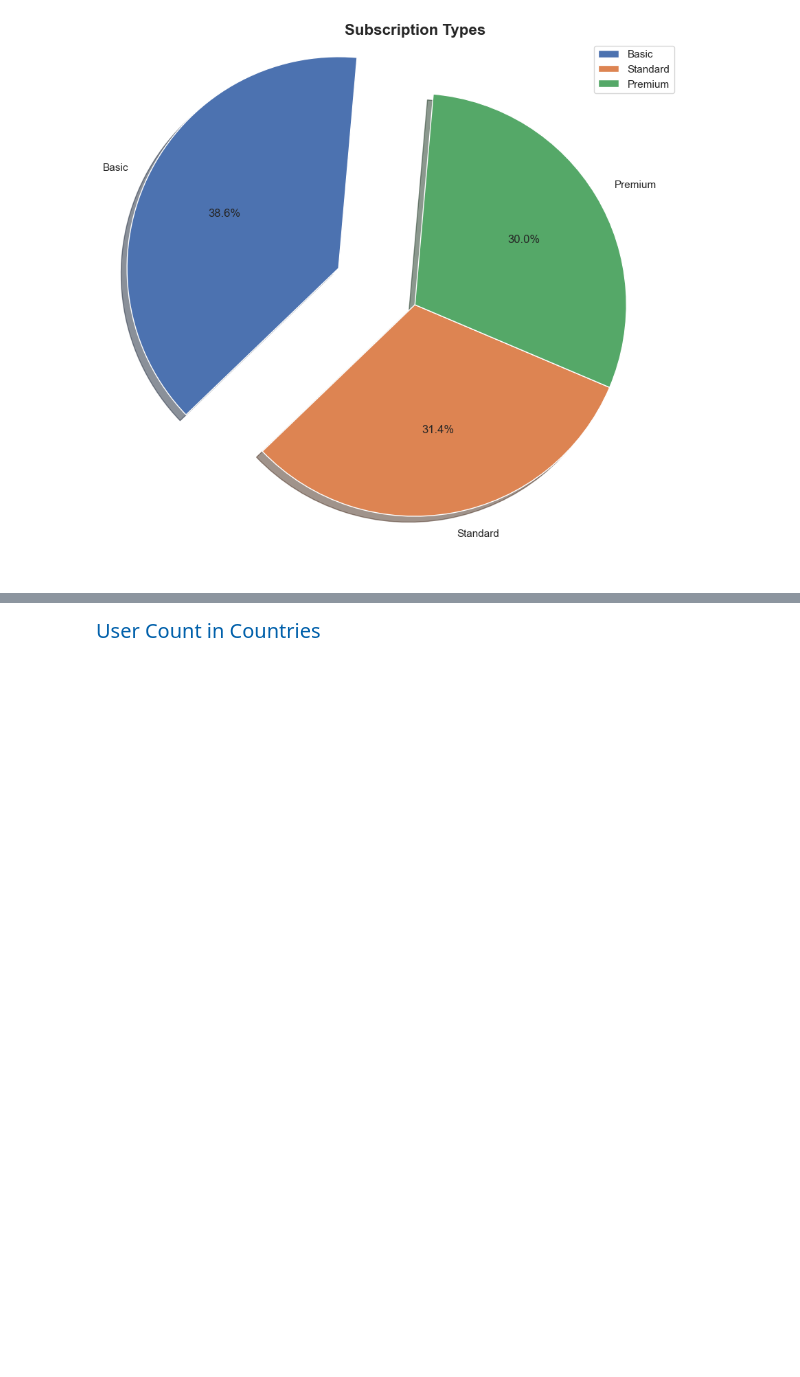
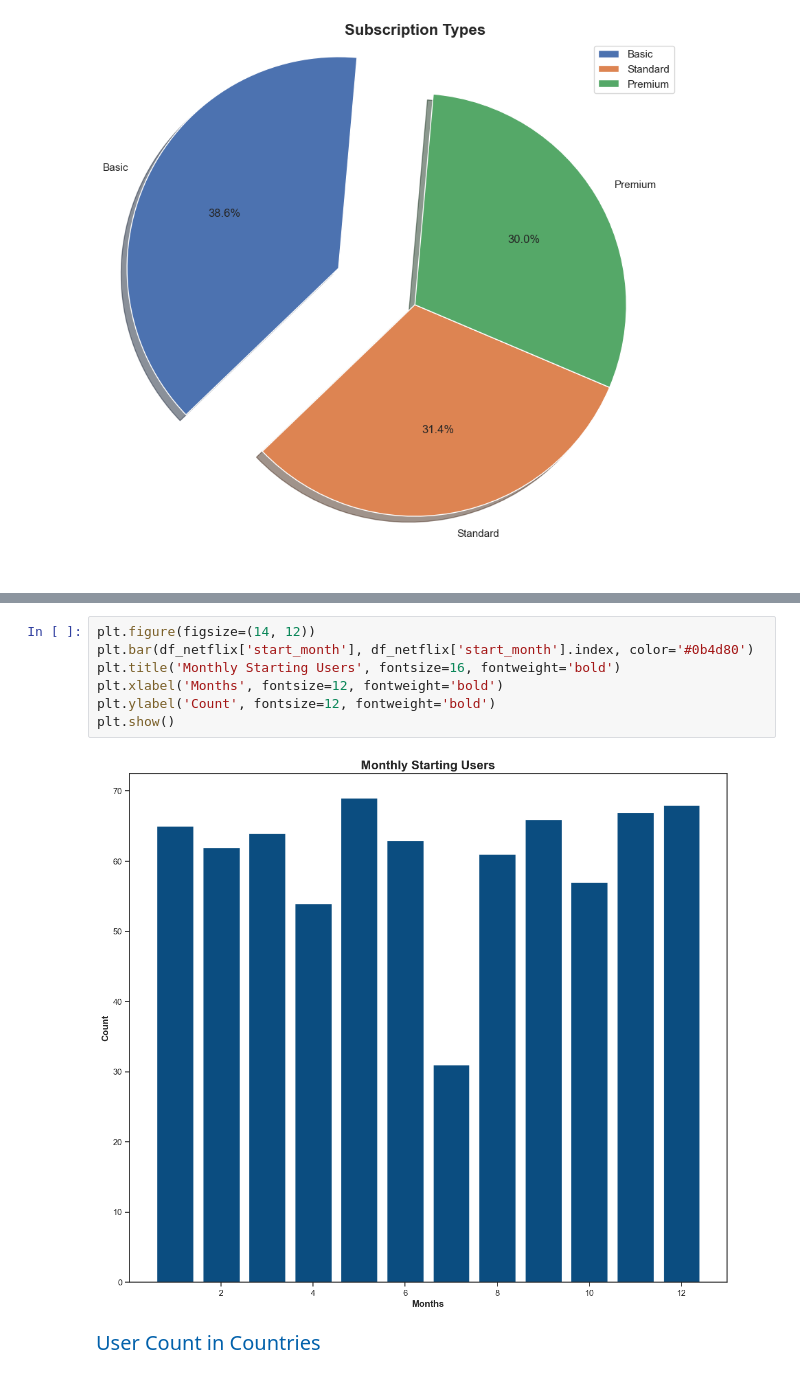
Before and after one commit to shahriar-rahman/Exploratory-Analysis-of-Netflix-Userbase, a Jupyter notebook: notebooks/netflix_feature_exploration.ipynb, the cells around one changed output, grey strips where cells are left out. Saved outputs shown, nothing was run; the diff lists cells and outputs as text; blank space fills up the shorter version.

```diff
--- a/notebooks/netflix_feature_exploration.ipynb
+++ b/notebooks/netflix_feature_exploration.ipynb
@@ -253,3 +407,12 @@ plt.show()
+# %%
+plt.figure(figsize=(14, 12))
+plt.bar(df_netflix['start_month'], df_netflix['start_month'].index, color='#0b4d80')
+plt.title('Monthly Starting Users', fontsize=16, fontweight='bold')
+plt.xlabel('Months', fontsize=12, fontweight='bold')
+plt.ylabel('Count', fontsize=12, fontweight='bold')
+plt.show()
+# %% [output]
+[figure, added]
 # %% [markdown]
 <span style="font-family:Cambria; color:#0261ab; font-size: 20px; text-shadow: 0.5px 0.5px black"> User Count in Countries </span>
 # %%
```
Also changed, not shown: parts of 17 cells of this notebook, 2 other files.
